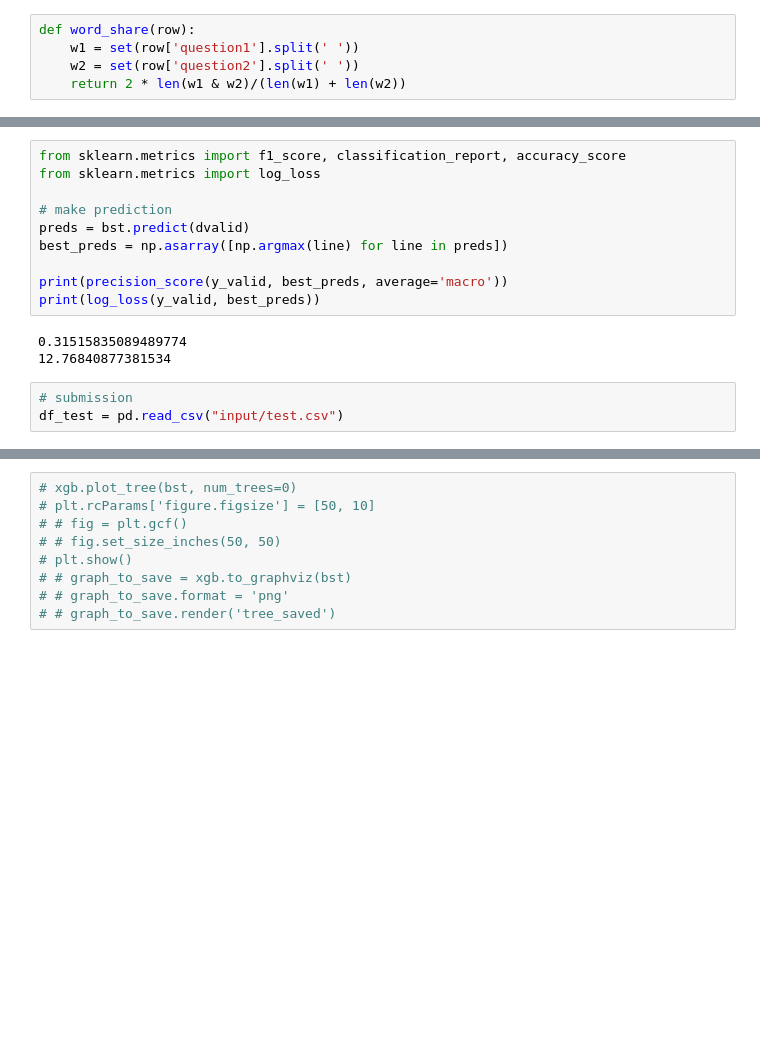
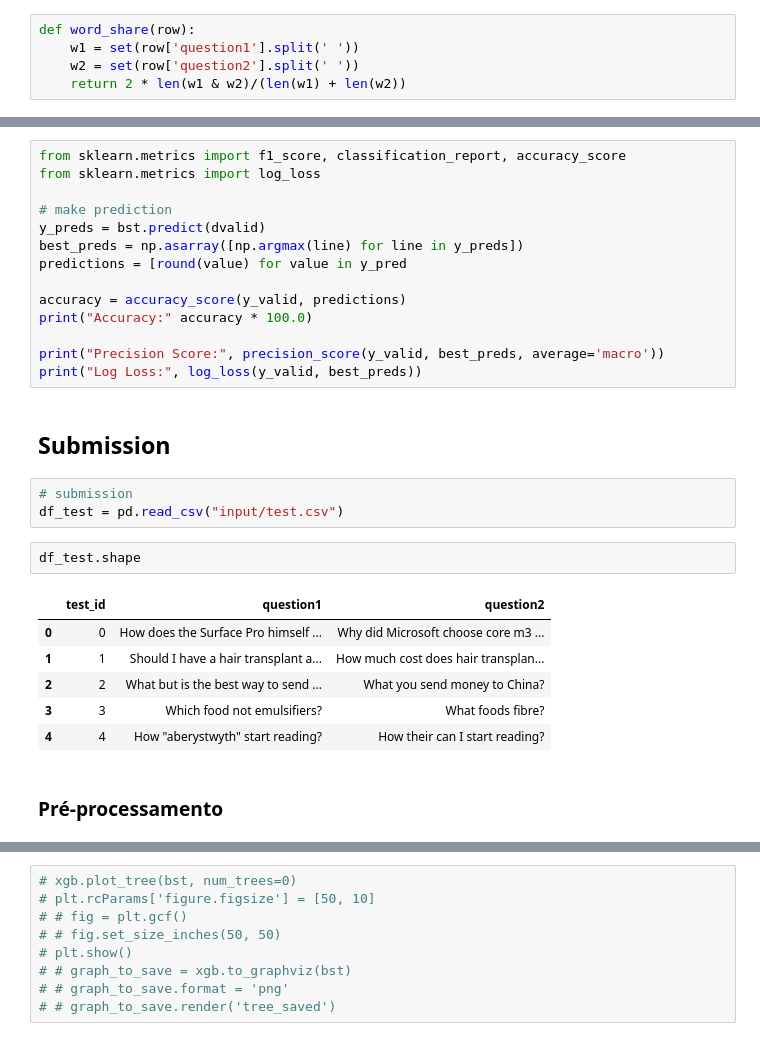
Before and after one commit to pimenta-arthur/quora-question-pairs, a Jupyter notebook: Report.ipynb, the cells around one changed output, grey strips where cells are left out. Saved outputs shown, nothing was run; the diff lists cells and outputs as text; blank space fills up the shorter version.

```diff
--- a/Report.ipynb
+++ b/Report.ipynb
@@ -552,17 +609,31 @@ from sklearn.metrics import f1_score, classification_report, accuracy_score
 from sklearn.metrics import log_loss
 
 # make prediction
-preds = bst.predict(dvalid)
-best_preds = np.asarray([np.argmax(line) for line in preds])
+y_preds = bst.predict(dvalid)
+best_preds = np.asarray([np.argmax(line) for line in y_preds])
+predictions = [round(value) for value in y_pred
 
-print(precision_score(y_valid, best_preds, average='macro'))
-print(log_loss(y_valid, best_preds))
+accuracy = accuracy_score(y_valid, predictions)
+print("Accuracy:" accuracy * 100.0)
+
+print("Precision Score:", precision_score(y_valid, best_preds, average='macro'))
+print("Log Loss:", log_loss(y_valid, best_preds))
-# %% [output]
-0.31515835089489774
-12.76840877381534
+# %% [markdown]
+## Submission
 # %%
 # submission
 df_test = pd.read_csv("input/test.csv")
+# %%
+df_test.shape
+# %% [output]
+|  | test_id | question1 | question2 |
+| 0 | 0 | How does the Surface Pro himself ... | Why did Microsoft choose core m3 ... |
+| 1 | 1 | Should I have a hair transplant a... | How much cost does hair transplan... |
+| 2 | 2 | What but is the best way to send ... | What you send money to China? |
+| 3 | 3 | Which food not emulsifiers? | What foods fibre? |
+| 4 | 4 | How "aberystwyth" start reading? | How their can I start reading? |
+# %% [markdown]
+### Pré-processamento
 # %%
 %%time
 df_test.fillna('', inplace=True)
```
Also changed, not shown: parts of 25 cells of this notebook.
